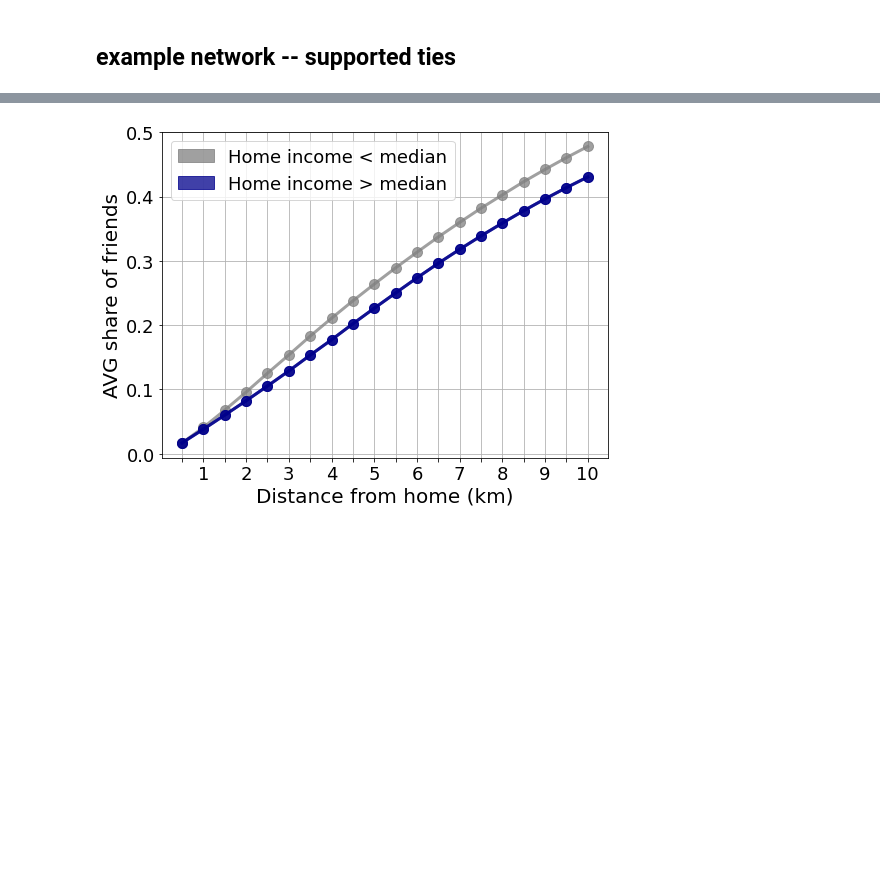
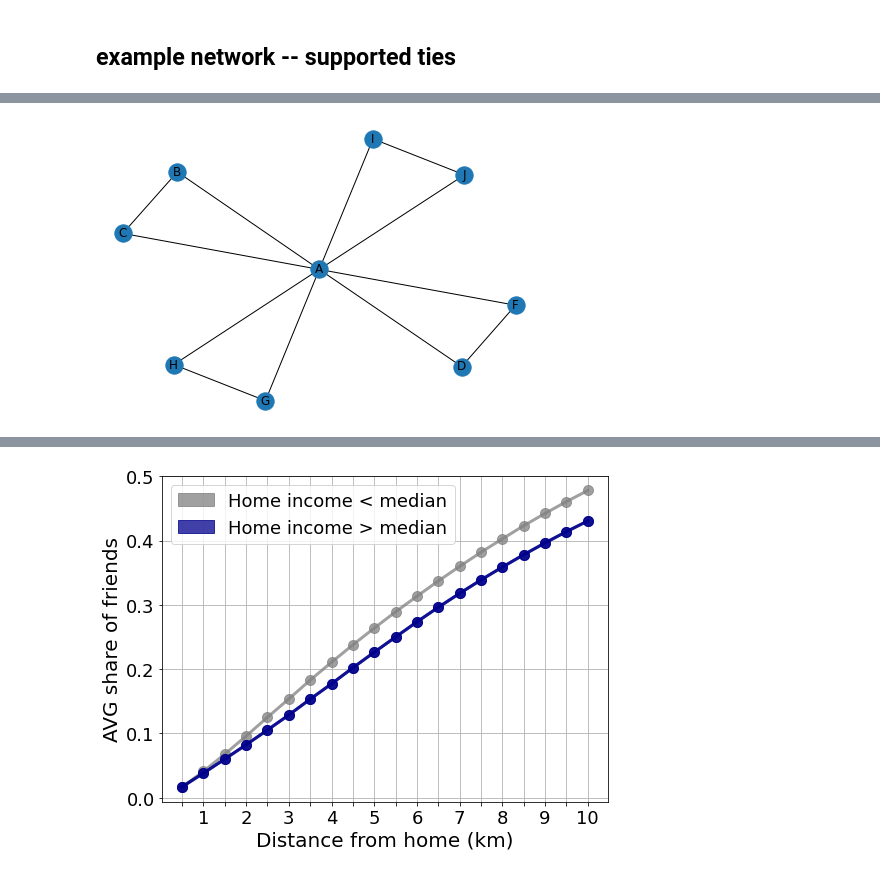
Before and after one commit to sandorjuhasz/ties-around-home, a Jupyter notebook: scripts/visuals.ipynb, the cells around one changed output, grey strips where cells are left out. Cells and saved outputs as stored; diff of their text form; code cells hidden in the pictures; blank space fills up the shorter version.

```diff
--- a/scripts/visuals.ipynb
+++ b/scripts/visuals.ipynb
@@ -859,0 +954,7 @@ graph.add_edges_from([("A", "B"), ("A", "C"), ("B", "C"), ("A", "D"), ("A", "F")
+# %%
+# generate a position
+pos = nx.spring_layout(graph)
+
+nx.draw(graph, pos=pos, with_labels=True)
+# %% [output]
+[figure, added]
```
Also changed, not shown: parts of 14 cells of this notebook.
